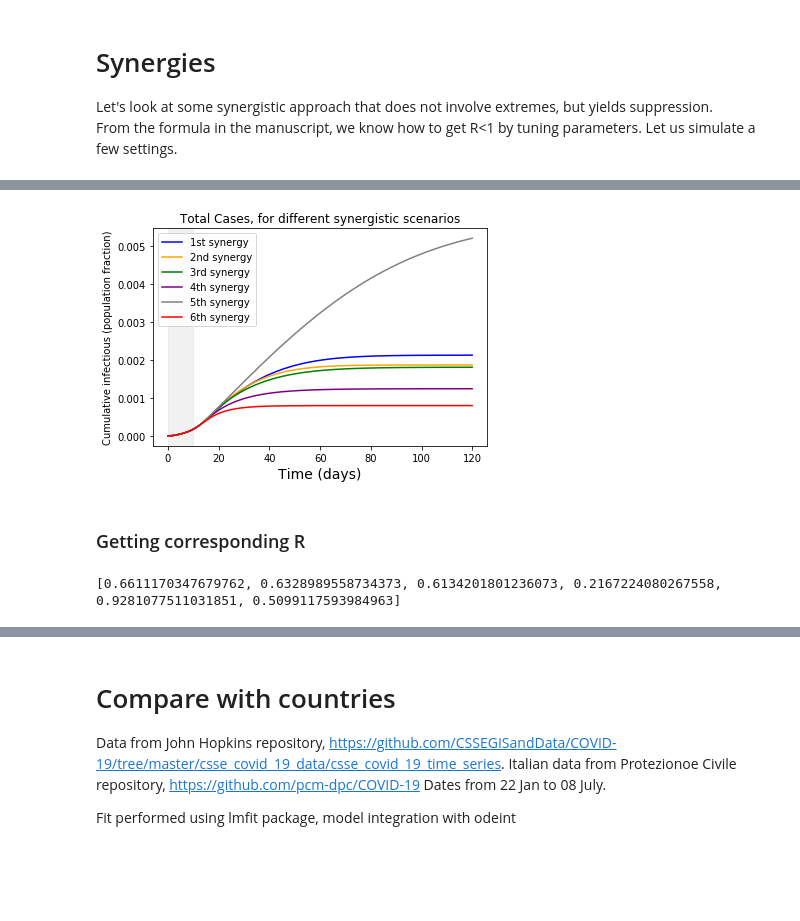
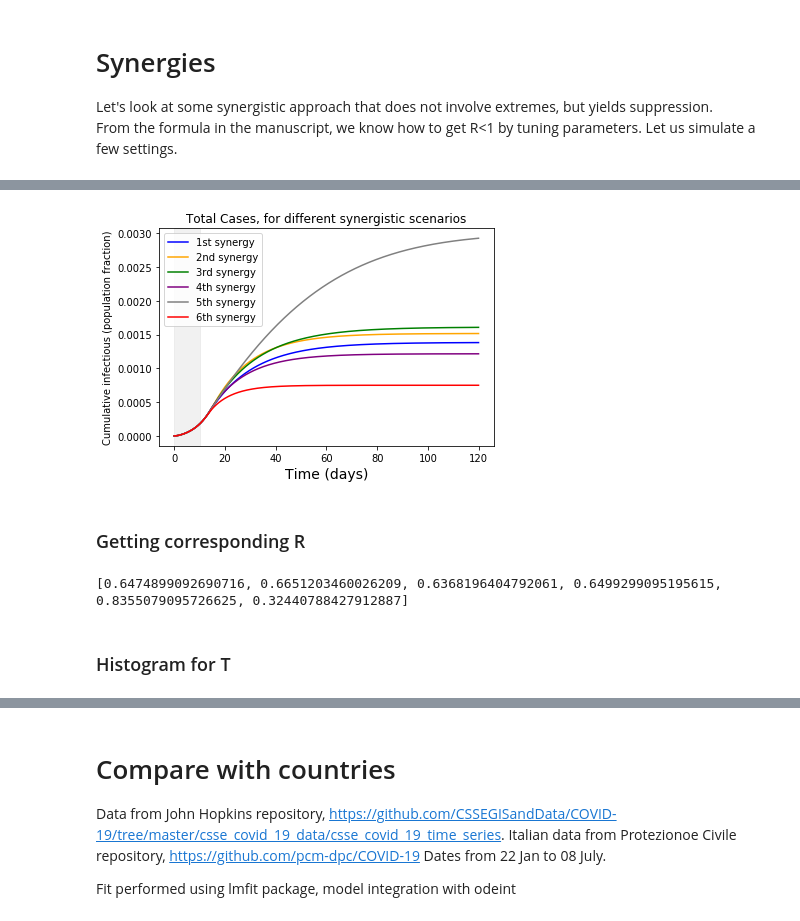
Before and after one commit to daniele-proverbio/assessing_strategies, a Jupyter notebook: Assessing_suppression_measures.ipynb, the cells around one changed output, grey strips where cells are left out. Drawn from its saved outputs; the diff is of its cells as text; code cells hidden in the pictures; blank space fills up the shorter version.

```diff
--- a/Assessing_suppression_measures.ipynb
+++ b/Assessing_suppression_measures.ipynb
@@ -845,20 +1000,40 @@ chi =   [0.15,  0.5,  0.1,   0.3, 0.1 , 0.2   ]   # latents' removal (e.g. conta
 # %%
 # run synergic sims
+zero_infectious_position_sy = np.zeros(6)
+starting = 10
 
-params_synergy1 = alpha, beta, gamma, mu[0], mu_ld[0], rho[0], chi[0]
-params_synergy2 = alpha, beta, gamma, mu[1], mu_ld[1], rho[1], chi[1]
-params_synergy3 = alpha, beta, gamma, mu[2], mu_ld[2], rho[2], chi[2]
-params_synergy4 = alpha, beta, gamma, mu[3], mu_ld[3], rho[3], chi[3]
-params_synergy5 = alpha, beta, gamma, mu[4], mu_ld[4], rho[4], chi[4]
-params_synergy6 = alpha, beta, gamma, mu[5], mu_ld[5], rho[5], chi[5]
+params_synergy1 = alpha, beta, gamma, mu[0], mu_ld[0], rho[0], chi[0], eta[0]
+params_synergy2 = alpha, beta, gamma, mu[1], mu_ld[1], rho[1], chi[1], eta[1]
+params_synergy3 = alpha, beta, gamma, mu[2], mu_ld[2], rho[2], chi[2], eta[2]
+params_synergy4 = alpha, beta, gamma, mu[3], mu_ld[3], rho[3], chi[3], eta[3]
+params_synergy5 = alpha, beta, gamma, mu[4], mu_ld[4], rho[4], chi[4], eta[4]
+params_synergy6 = alpha, beta, gamma, mu[5], mu_ld[5], rho[5], chi[5], eta[5]
 
 
 results_synergy1 = synergies_seir_model(init_vals, params_synergy1, t)
+for i in range(len(results_synergy1.T[2,starting:])):
+        if results_synergy1.T[2,starting+i]<=0.000001 and zero_infectious_position_sy[0] ==0:
+            zero_infectious_position_sy[0] = i + starting
 results_synergy2 = synergies_seir_model(init_vals, params_synergy2, t)
+for i in range(len(results_synergy2.T[2,starting:])):
+        if results_synergy2.T[2,starting+i]<=0.000001 and zero_infectious_position_sy[1] ==0:
+            zero_infectious_position_sy[1] = i + starting
 results_synergy3 = synergies_seir_model(init_vals, params_synergy3, t)
+for i in range(len(results_synergy3.T[2,starting:])):
+        if results_synergy3.T[2,starting+i]<=0.000001 and zero_infectious_position_sy[2] ==0:
+            zero_infectious_position_sy[2] = i + starting
 results_synergy4 = synergies_seir_model(init_vals, params_synergy4, t)
+for i in range(len(results_synergy4.T[2,starting:])):
+        if results_synergy4.T[2,starting+i]<=0.000001 and zero_infectious_position_sy[3] ==0:
+            zero_infectious_position_sy[3] = i + starting
 results_synergy5 = synergies_seir_model(init_vals, params_synergy5, t)
+for i in range(len(results_synergy5.T[2,starting:])):
+        if results_synergy5.T[2,starting+i]<=0.000001 and zero_infectious_position_sy[4] ==0:
+            zero_infectious_position_sy[4] = i + starting
 results_synergy6 = synergies_seir_model(init_vals, params_synergy6, t)
+for i in range(len(results_synergy6.T[2,starting:])):
+        if results_synergy6.T[2,starting+i]<=0.000001 and zero_infectious_position_sy[5] ==0:
+            zero_infectious_position_sy[5] = i + starting
 # %%
 # plot infectious evolution
 
@@ -901,39 +1073,41 @@ sum6 = cumsum(results_synergy6.T[2])*gamma*dt
 # %%
 # plot infectious evolution
 
 stop_plot_synergy = 1200
 
 g, ax = plt.subplots(nrows=1, ncols=1)
 
 plot(t[:stop_plot_synergy],sum1[:stop_plot_synergy],"blue",label="1st synergy")
 plot(t[:stop_plot_synergy],sum2[:stop_plot_synergy],"orange",label="2nd synergy")
 plot(t[:stop_plot_synergy],sum3[:stop_plot_synergy],"green",label="3rd synergy")
-plot(t[:stop_plot_synergy],sum6[:stop_plot_synergy],"purple",label="4th synergy")
+plot(t[:stop_plot_synergy],sum4[:stop_plot_synergy],"purple",label="4th synergy")
 plot(t[:stop_plot_synergy],sum5[:stop_plot_synergy],"gray",label="5th synergy")
-plot(t[:stop_plot_synergy],sum4[:stop_plot_synergy],"red",label="6th synergy")
+plot(t[:stop_plot_synergy],sum6[:stop_plot_synergy],"red",label="6th synergy")
 
 
 
 plt.title("Total Cases, for different synergistic scenarios")
 xlabel("Time (days)", fontsize=14)
 plt.legend()
 ax.axvspan(0, 10, alpha=0.3, color='lightgrey')
 
 ylabel("Cumulative infectious (population fraction)")
 
-g.savefig("/Users/daniele.proverbio/python-workspace/PhD/covid-19/AssessingSuppressionMeasures/plots_covid/synergies_cumulative.png",bbox_inches = "tight",transparent=True)
+g.savefig("/Users/daniele.proverbio/python-workspace/PhD/covid-19/AssessingSuppressionMeasures/plots_covid/synergies_cumulative.pdf",bbox_inches = "tight",transparent=True)
 # %% [output]
-[figure, old version]
+[figure, new version]
 # %% [markdown]
 ### Getting corresponding R
 # %%
 R = []
 
 for i in range(6):
-    R.append( 2.5*rho[i]*((1-mu[i])**30)*((1-mu_ld[i])**4)*(alpha/(alpha+0.33*chi[i])) )
+    R.append( beta*rho[i]*(1/(gamma+eta[i]))*((1-mu[i])**30)*((1-mu_ld[i])**4)*(alpha/(alpha+0.33*chi[i])) )
 
 print (R)
 
 #remember that 4th and 6th are swapped
 # %% [output]
-[0.6611170347679762, 0.6328989558734373, 0.6134201801236073, 0.2167224080267558, 0.9281077511031851, 0.5099117593984963]
+[0.6474899092690716, 0.6651203460026209, 0.6368196404792061, 0.6499299095195615, 0.8355079095726625, 0.32440788427912887]
+# %% [markdown]
+### Histogram for T
```
Also changed, not shown: parts of 29 cells of this notebook.
